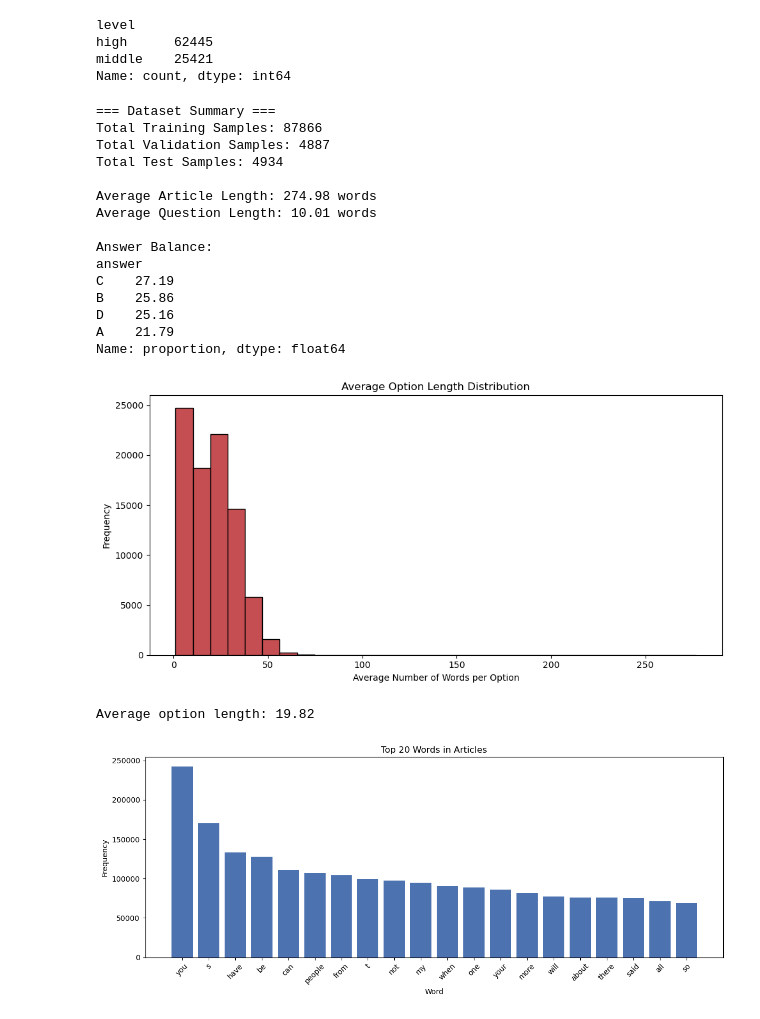
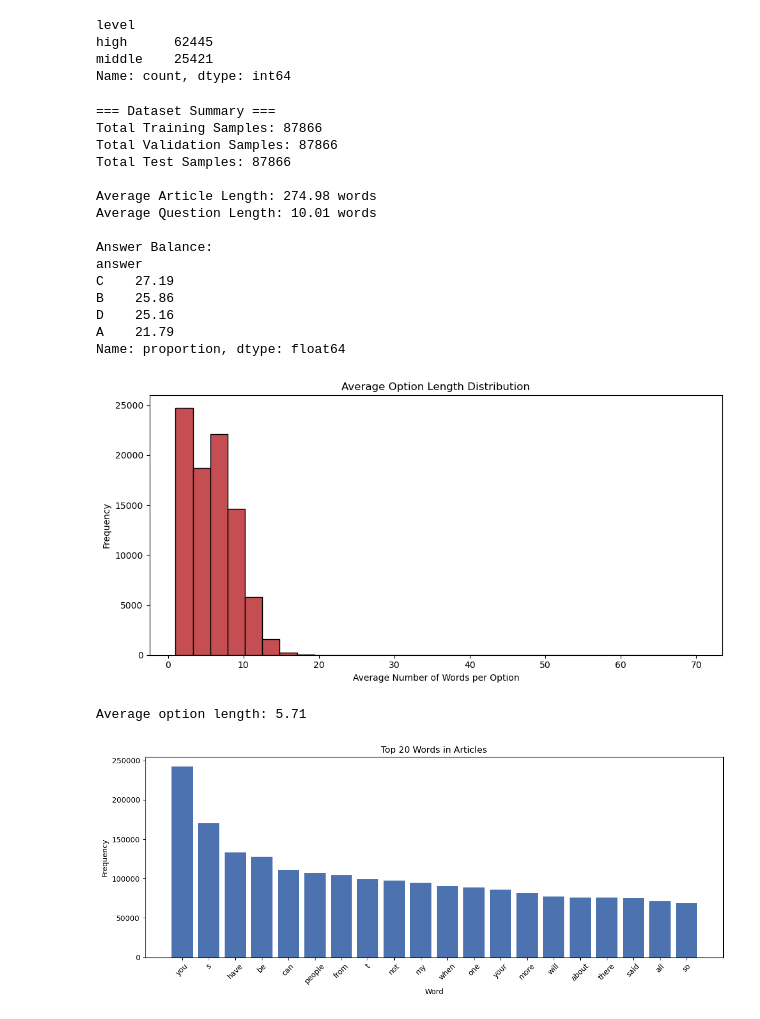
Before and after one commit to mudassirs52/race_rc_project, a Jupyter notebook: notebooks/EDA.ipynb, the cells around one changed output. Drawn from its saved outputs; the diff is of its cells as text; code cells hidden in the pictures.

```diff
--- a/notebooks/EDA.ipynb
+++ b/notebooks/EDA.ipynb
@@ -49,7 +48,7 @@ A    19146
 Name: count, dtype: int64
 # %%
 # Article length distribution
-train_df['article_length'] = train_df['article'].apply(lambda x: len(x.split()))
+train_df['article_length'] = train_df['article'].apply(lambda x: len(str(x).split()))
 
 plt.figure(figsize=(10, 5))
 plt.hist(train_df['article_length'], bins=50, color='#4C72B0', edgecolor='black')
@@ -69,7 +68,7 @@ Max article length: 1162
 Min article length: 2
 # %%
 # Question length distribution
-train_df['question_length'] = train_df['question'].apply(lambda x: len(x.split()))
+train_df['question_length'] = train_df['question'].apply(lambda x: len(str(x).split()))
 
 plt.figure(figsize=(10, 5))
 plt.hist(train_df['question_length'], bins=30, color='#55A868', edgecolor='black')
@@ -118,6 +117,6 @@ dtype: int64
 # %%
 # High vs Middle school
-train_df['level'] = train_df['example_id'].apply(lambda x: 'high' if 'high' in x else 'middle')
+train_df['level'] = train_df['id'].apply(lambda x: 'high' if 'high' in str(x) else 'middle')
 
 plt.figure(figsize=(6, 4))
 train_df['level'].value_counts().plot(kind='bar', color=['#4C72B0', '#DD8452'])
@@ -150,8 +149,8 @@ print((train_df['answer'].value_counts(normalize=True)*100).round(2))
 # %% [output]
 === Dataset Summary ===
 Total Training Samples: 87866
-Total Validation Samples: 4887
-Total Test Samples: 4934
+Total Validation Samples: 87866
+Total Test Samples: 87866
 
 Average Article Length: 274.98 words
 Average Question Length: 10.01 words
@@ -164,24 +163,21 @@ D    25.16
 A    21.79
 Name: proportion, dtype: float64
 # %%
-# Options length
-import ast
-
-train_df['options_parsed'] = train_df['options'].apply(ast.literal_eval)
-train_df['avg_option_length'] = train_df['options_parsed'].apply(
-    lambda opts: np.mean([len(o.split()) for o in opts])
+# Options length analysis
+train_df['avg_option_length'] = train_df[['A','B','C','D']].apply(
+    lambda row: np.mean([len(str(x).split()) for x in row]), axis=1
 )
 
 plt.figure(figsize=(10, 5))
 plt.hist(train_df['avg_option_length'], bins=30, color='#C44E52', edgecolor='black')
 plt.title('Average Option Length Distribution')
 plt.xlabel('Average Number of Words per Option')
 plt.ylabel('Frequency')
 plt.tight_layout()
 plt.show()
 
 print("Average option length:", train_df['avg_option_length'].mean().round(2))
 # %% [output]
-[figure, old version]
+[figure, new version]
-Average option length: 19.82
+Average option length: 5.71
 # %%
```
Also changed, not shown: parts of 5 cells of this notebook.
